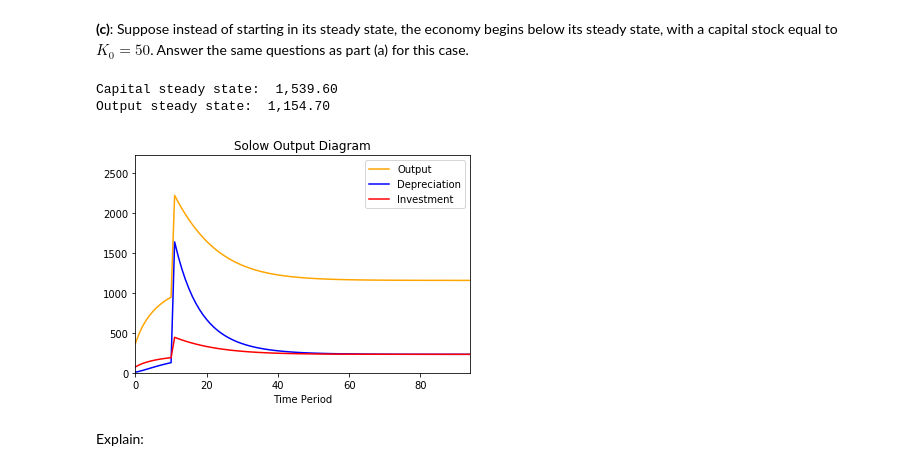
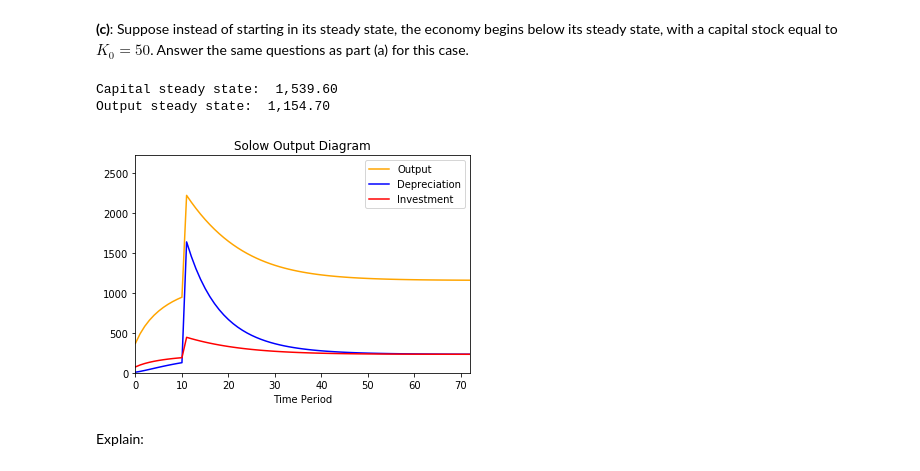
Before and after one commit to dylanjm/econ_381_development, a Jupyter notebook: solution_versions/chapter_05_solutions.ipynb, the cells around one changed output. Saved outputs shown, nothing was run; the diff lists cells and outputs as text; code cells hidden in the pictures.

```diff
--- a/solution_versions/chapter_05_solutions.ipynb
+++ b/solution_versions/chapter_05_solutions.ipynb
@@ -601,35 +649,35 @@ for i in range(0, 10):
     depreciation = np.append(depreciation, d * capital[i])
     change_in_capital = np.append(change_in_capital, investment[i] - depreciation[i])
 
 
 capital[i] = capital[i] + 10000
-epsilon = 1
+epsilon = 10
 
 while (abs(capital[i] - K_star(L, s, d, A, alpha))) >epsilon:
     i += 1
     time = np.append(time, i)
     capital = np.append(capital, capital[i - 1] + change_in_capital[i - 1])
     output = np.append(output, production_function(A, capital[i], L, alpha))
     investment = np.append(investment, s * output[i])
     depreciation = np.append(depreciation, d * capital[i])
     change_in_capital = np.append(change_in_capital, investment[i] - depreciation[i])
 
 print('Capital steady state: ', '{:,.2f}'.format(K_star(L, s, d, A, alpha)))
 print('Output steady state: ', '{:,.2f}'.format(Y_star(L, s, d, A, alpha)))
 
 plt.plot(time, output, 'orange', label = 'Output')
 plt.plot(time, depreciation, 'blue', label = 'Depreciation')
 plt.plot(time, investment, 'red', label = 'Investment')
 plt.title('Solow Output Diagram')
 plt.xlabel('Time Period')
 plt.ylim(0, np.max(output)+500)
 plt.xlim(0, i)
 plt.legend()
 plt.show()
 # %% [output]
 Capital steady state:  1,539.60
 Output steady state:  1,154.70
-[figure, old version]
+[figure, new version]
 # %% [markdown]
 Explain:
 # %% [markdown]
```
Also changed, not shown: parts of 7 cells of this notebook, 1 other file.
